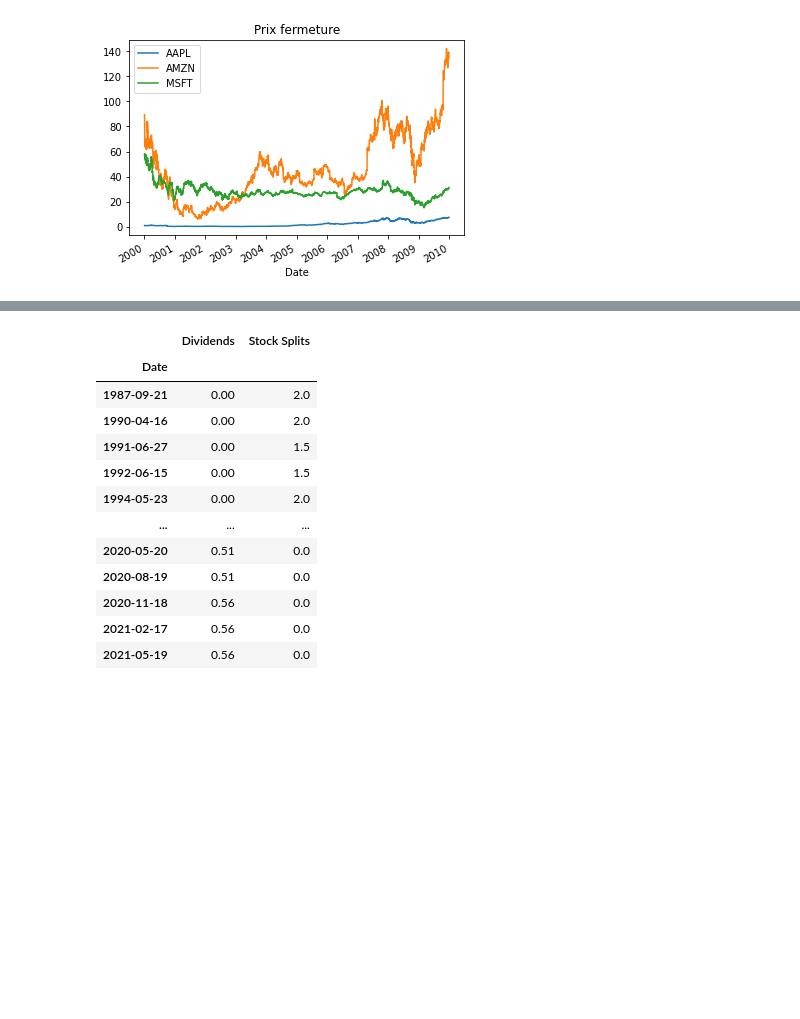
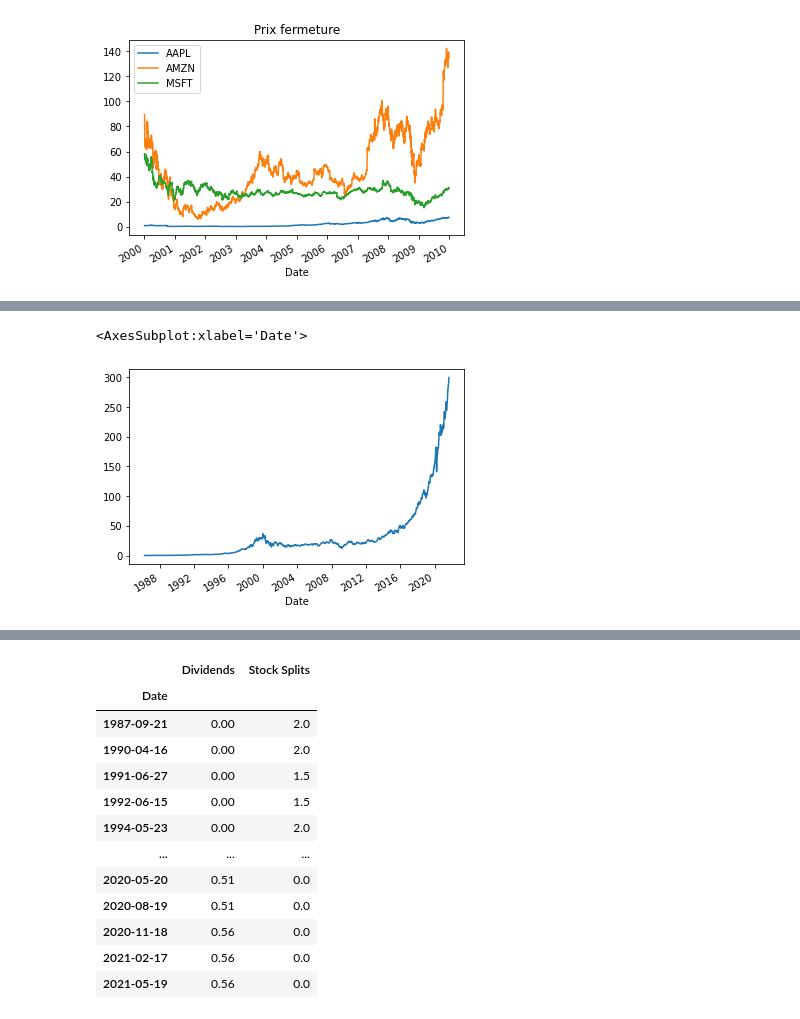
Before and after one commit to RobertGodin/CodePython, a Jupyter notebook: Notebooks/ExemplesYfinance.ipynb, the cells around one changed output, grey strips where cells are left out. Saved outputs shown, nothing was run; the diff lists cells and outputs as text; code cells hidden in the pictures; blank space fills up the shorter version.

```diff
--- a/Notebooks/ExemplesYfinance.ipynb
+++ b/Notebooks/ExemplesYfinance.ipynb
@@ -283,0 +326,5 @@ plt.show()
+# %%
+fenetre_10.mean().plot()
+# %% [output]
+<AxesSubplot:xlabel='Date'>
+[figure, added]
```
Also changed, not shown: parts of 27 cells of this notebook, 5 other files.
